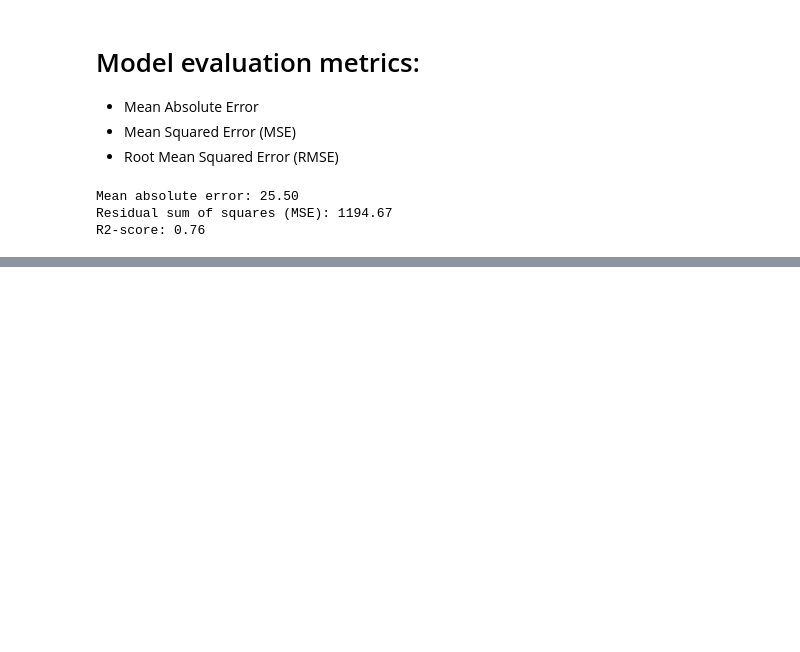
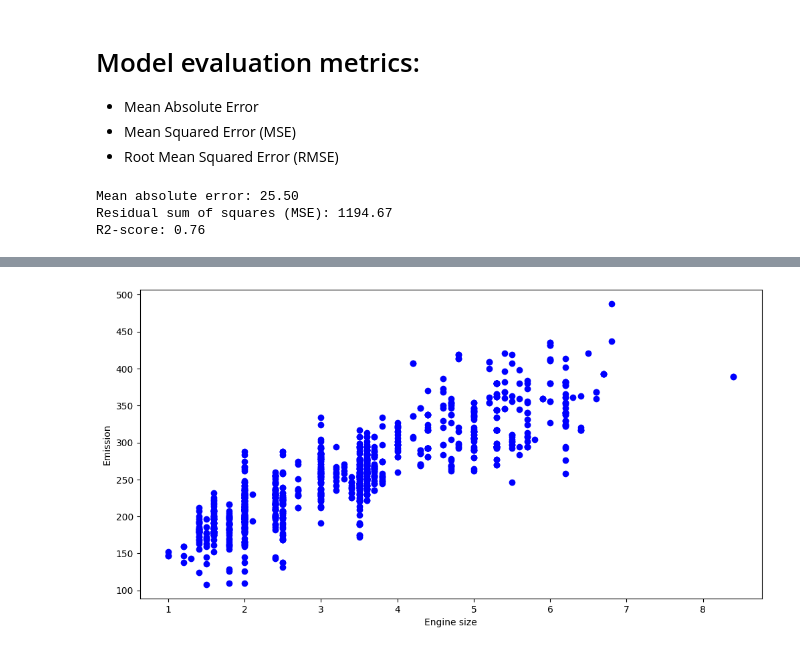
Before and after one commit to iremcakcak5/data-science, a Jupyter notebook: week-6/6-example.ipynb, the cells around one changed output, grey strips where cells are left out. Cells and saved outputs as stored; diff of their text form; code cells hidden in the pictures; blank space fills up the shorter version.

```diff
--- a/week-6/6-example.ipynb
+++ b/week-6/6-example.ipynb
@@ -146,0 +200,2 @@ R2-score: 0.76
+# %%
+cdf = df[['ENGINESIZE','CYLINDERS','FUELCONSUMPTION_CITY','FUELCONSUMPTION_HWY','FUELCONSUMPTION_COMB','CO2EMISSIONS']]
@@ -146,0 +211,7 @@ R2-score: 0.76
+# %%
+plt.scatter(cdf.ENGINESIZE, cdf.CO2EMISSIONS,  color='blue')
+plt.xlabel("Engine size")
+plt.ylabel("Emission")
+plt.show()
+# %% [output]
+[figure, added]
```
Also changed, not shown: parts of 21 cells of this notebook.
